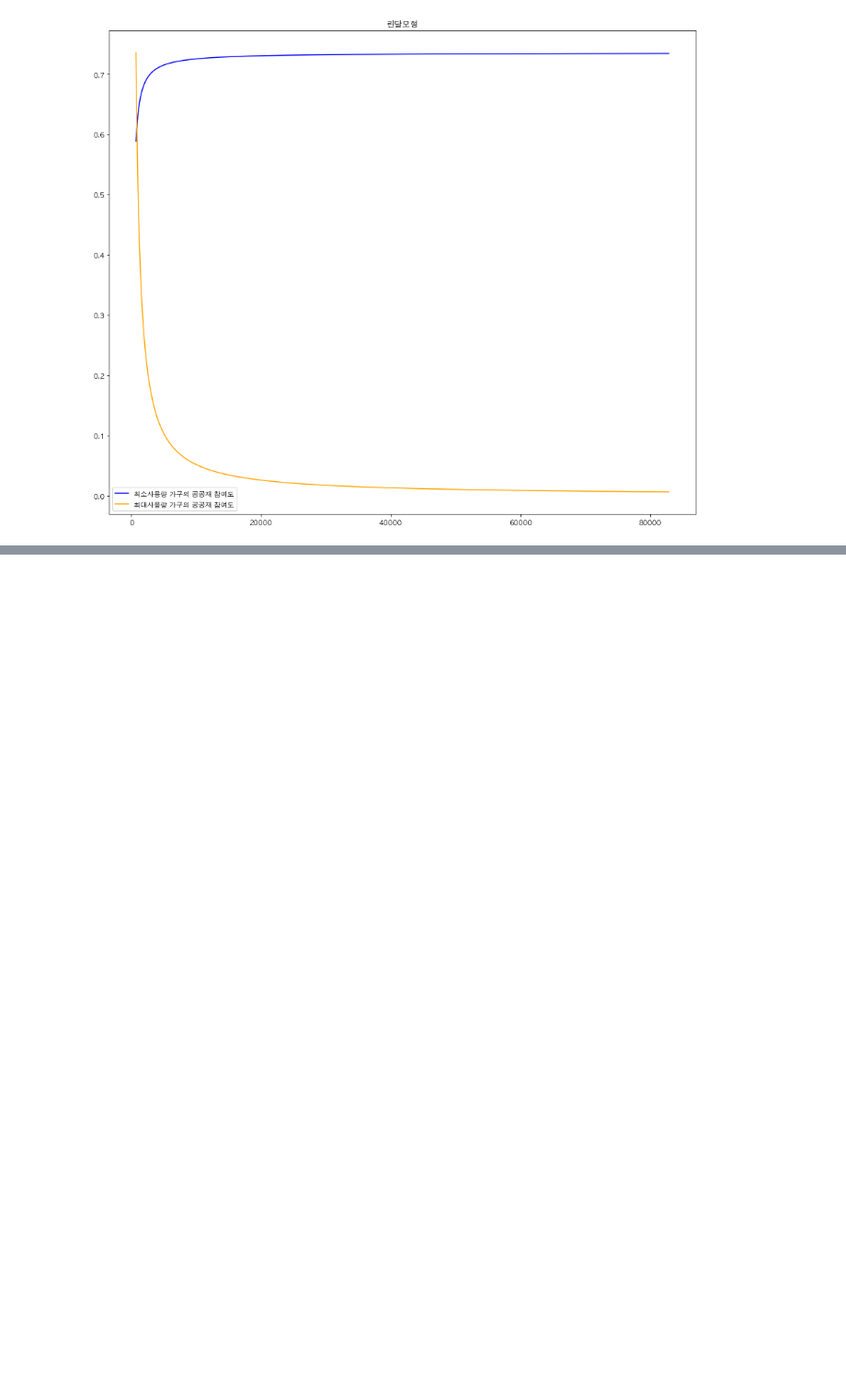
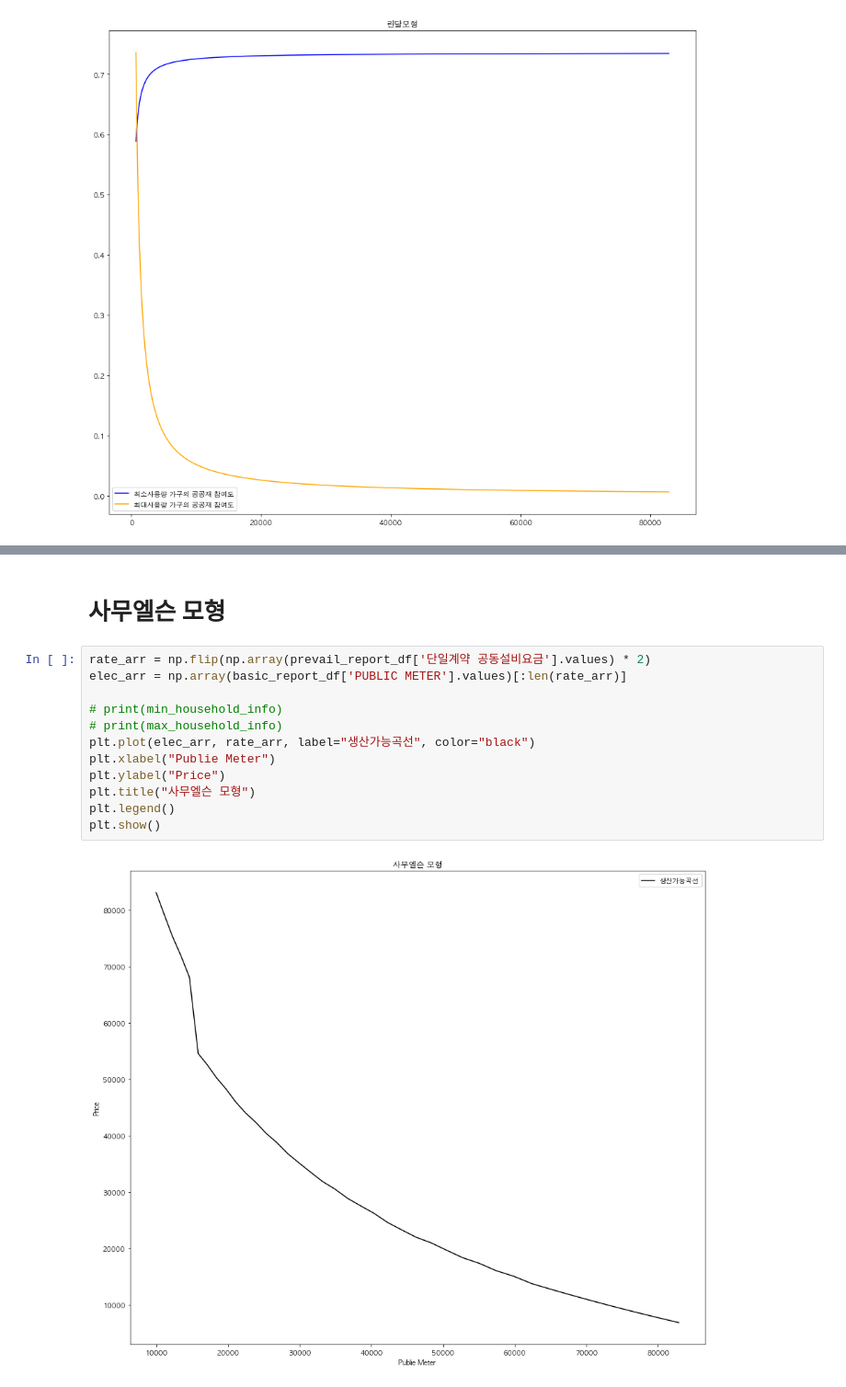
Before and after one commit to formegusto/rate-contract-proto, a Jupyter notebook: Public Goods Shape.ipynb, the cells around one changed output, grey strips where cells are left out. Shown at 92% size. Cells and saved outputs as stored; diff of their text form; blank space fills up the shorter version.

Commit message:
사무엘슨 모형

```diff
--- a/Public Goods Shape.ipynb
+++ b/Public Goods Shape.ipynb
@@ -1134,0 +870,16 @@ plt.plot(public_x, ps_households[:30])
+# %% [markdown]
+# 사무엘슨 모형
+# %%
+rate_arr = np.flip(np.array(prevail_report_df['단일계약 공동설비요금'].values) * 2)
+elec_arr = np.array(basic_report_df['PUBLIC METER'].values)[:len(rate_arr)]
+
+# print(min_household_info)
+# print(max_household_info)
+plt.plot(elec_arr, rate_arr, label="생산가능곡선", color="black")
+plt.xlabel("Publie Meter")
+plt.ylabel("Price")
+plt.title("사무엘슨 모형")
+plt.legend()
+plt.show()
+# %% [output]
+[figure, added]
```
Also changed, not shown: parts of 23 cells of this notebook.
